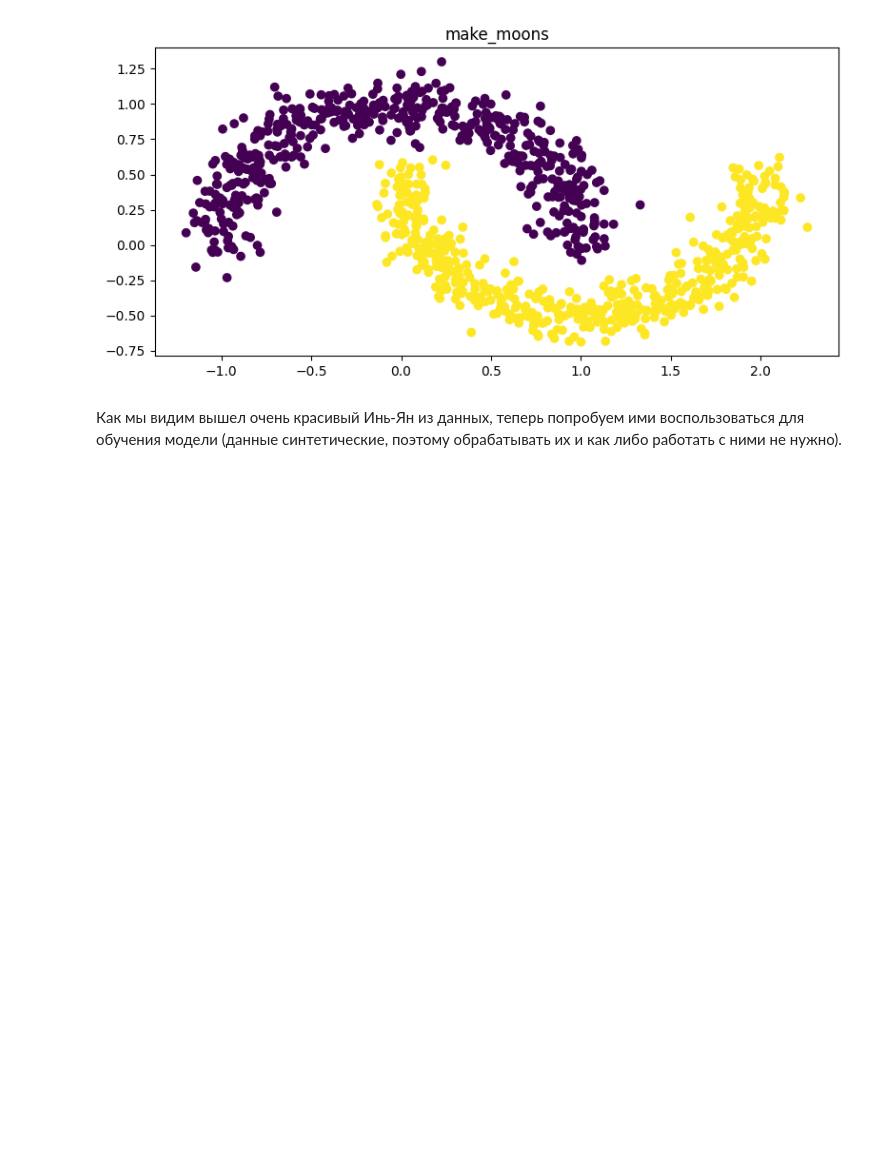
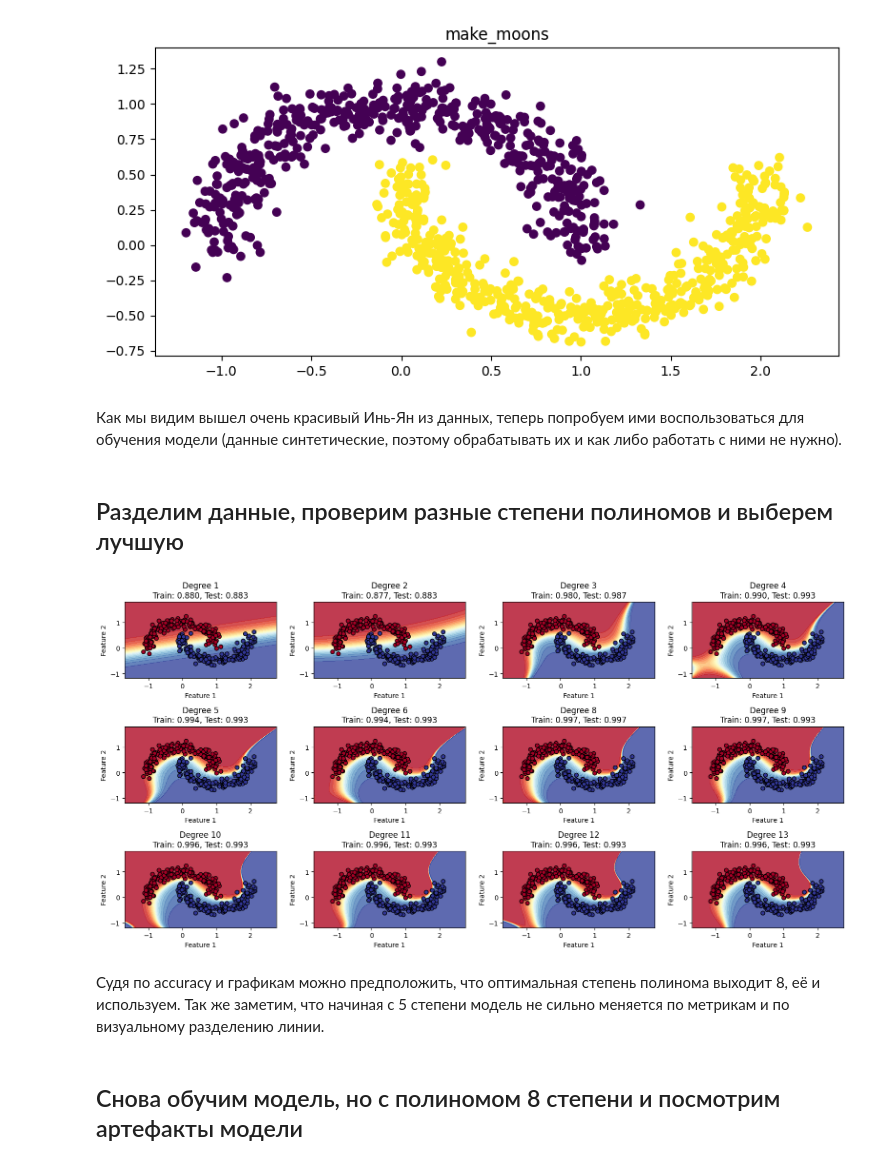
Before and after one commit to lomonoga/ML_Learning_Labs, a Jupyter notebook: lab_2_1/sample.ipynb, the cells around one changed output. Drawn from its saved outputs; the diff is of its cells as text; code cells hidden in the pictures; blank space fills up the shorter version.

```diff
--- a/lab_2_1/sample.ipynb
+++ b/lab_2_1/sample.ipynb
@@ -31,8 +32,64 @@ plt.show()
 # %% [markdown]
 Как мы видим вышел очень красивый Инь-Ян из данных, теперь попробуем ими воспользоваться для обучения модели (данные синтетические, поэтому обрабатывать их и как либо работать с ними не нужно).
 # %% [markdown]
-##
+## Разделим данные, проверим разные степени полиномов и выберем лучшую
+# %%
+X_train, X_test, y_train, y_test = train_test_split(
+    X, Y, test_size=0.3, random_state=42, stratify=Y
+)
+
+degrees = [1, 2, 3, 4, 5, 6, 8, 9, 10, 11, 12, 13]
+results = {}
+
+fig, axes = plt.subplots(3, 4, figsize=(16, 8))
+axes = axes.flatten()
+
+for i, degree in enumerate(degrees):
+    pipeline = Pipeline([
+        ('poly', PolynomialFeatures(degree=degree, include_bias=False)),
+        ('scaler', StandardScaler()),
+        ('classifier', LogisticRegression(
+            C=1.0,
+            max_iter=3000,
+            random_state=42
+        ))
+    ])
+
+    pipeline.fit(X_train, y_train)
+
+    y_train_pred = pipeline.predict(X_train)
+    y_test_pred = pipeline.predict(X_test)
+
+    train_acc = accuracy_score(y_train, y_train_pred)
+    test_acc = accuracy_score(y_test, y_test_pred)
+
+    results[degree] = {
+        'model': pipeline,
+        'train_accuracy': train_acc,
+        'test_accuracy': test_acc,
+        'n_features': pipeline.named_steps['poly'].n_output_features_
+    }
+
+    if i < len(axes):
+        x_min, x_max = X_train[:, 0].min() - 0.5, X_train[:, 0].max() + 0.5
+        y_min, y_max = X_train[:, 1].min() - 0.5, X_train[:, 1].max() + 0.5
+        xx, yy = np.meshgrid(np.linspace(x_min, x_max, 300), np.linspace(y_min, y_max, 300))
+        Z = pipeline.predict_proba(np.c_[xx.ravel(), yy.ravel()])[:, 1]
+        Z = Z.reshape(xx.shape)
+        axes[i].contourf(xx, yy, Z, alpha=0.8, cmap=plt.cm.RdYlBu, levels=20)
+        axes[i].scatter(X_test[:, 0], X_test[:, 1], c=y_test, edgecolors='k', cmap=plt.cm.RdYlBu)
+        axes[i].set_xlabel('Feature 1')
+        axes[i].set_ylabel('Feature 2')
+        axes[i].set_title(f'Degree {degree}\nTrain: {train_acc:.3f}, Test: {test_acc:.3f}')
+
+for i in range(len(degrees), len(axes)):
+    axes[i].axis('off')
+
+plt.tight_layout()
+plt.show()
+# %% [output]
+[figure, added]
+# %% [markdown]
+Судя по accuracy и графикам можно предположить, что оптимальная степень полинома выходит 8, её и используем. Так же заметим, что начиная с 5 степени модель не сильно меняется по метрикам и по визуальному разделению линии.
 # %% [markdown]
-##
+## Снова обучим модель, но с полиномом 8 степени и посмотрим артефакты модели
-# %% [markdown]
-##
```
Also changed, not shown: parts of 5 cells of this notebook, 1 other file.
